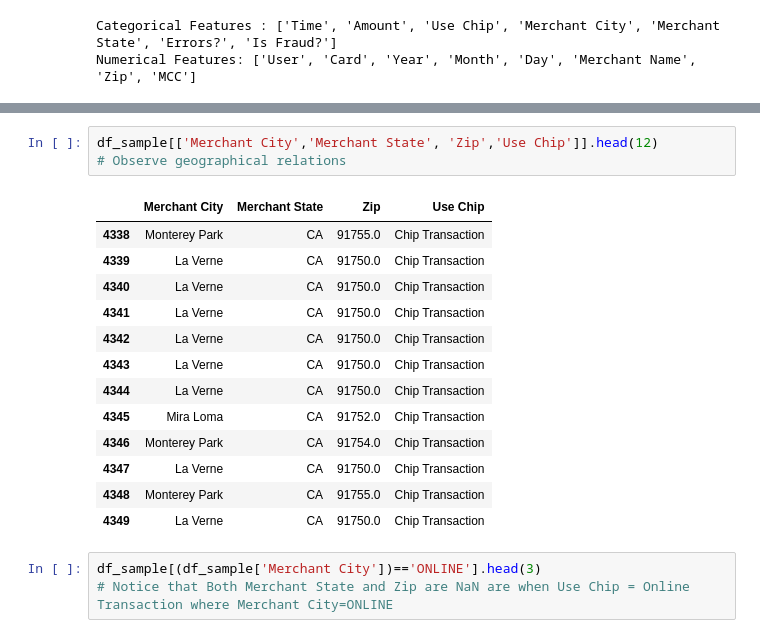
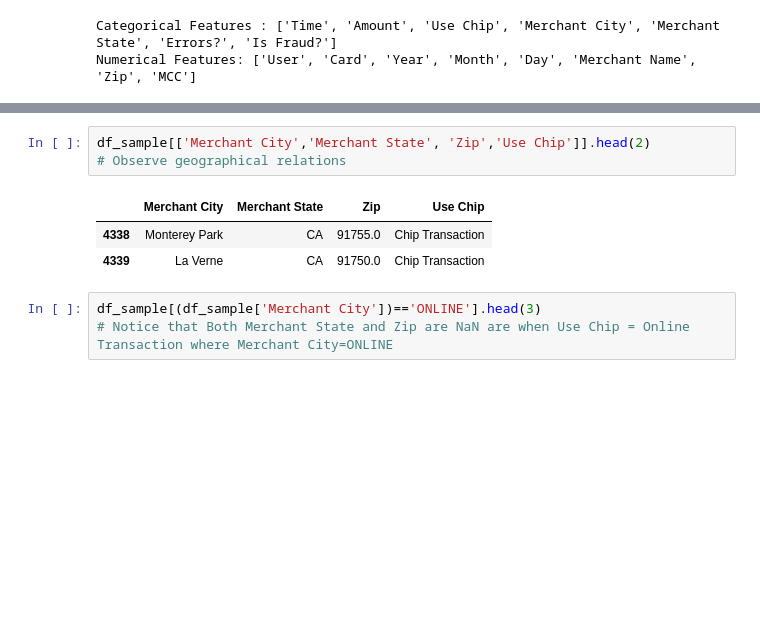
Before and after one commit to MaricrisResma/Detect-Credit-Card-Fraud-DT-RandomForest, a Jupyter notebook: DEV/Credit-Card-Fraud-Predictive-Model.ipynb, the cells around one changed output, grey strips where cells are left out. Saved outputs shown, nothing was run; the diff lists cells and outputs as text; blank space fills up the shorter version.

```diff
--- a/DEV/Credit-Card-Fraud-Predictive-Model.ipynb
+++ b/DEV/Credit-Card-Fraud-Predictive-Model.ipynb
@@ -568,22 +560,12 @@ Name: Day of Week, dtype: int64
 | Date | datetime64[ns] | 1095 | 0 |
 | Day of Week | int64 | 7 | 0 |
 # %%
-df_sample[['Merchant City','Merchant State', 'Zip','Use Chip']].head(12)
+df_sample[['Merchant City','Merchant State', 'Zip','Use Chip']].head(2)
 # Observe geographical relations
 # %% [output]
 |  | Merchant City | Merchant State | Zip | Use Chip |
 | 4338 | Monterey Park | CA | 91755.0 | Chip Transaction |
 | 4339 | La Verne | CA | 91750.0 | Chip Transaction |
-| 4340 | La Verne | CA | 91750.0 | Chip Transaction |
-| 4341 | La Verne | CA | 91750.0 | Chip Transaction |
-| 4342 | La Verne | CA | 91750.0 | Chip Transaction |
-| 4343 | La Verne | CA | 91750.0 | Chip Transaction |
-| 4344 | La Verne | CA | 91750.0 | Chip Transaction |
-| 4345 | Mira Loma | CA | 91752.0 | Chip Transaction |
-| 4346 | Monterey Park | CA | 91754.0 | Chip Transaction |
-| 4347 | La Verne | CA | 91750.0 | Chip Transaction |
-| 4348 | Monterey Park | CA | 91755.0 | Chip Transaction |
-| 4349 | La Verne | CA | 91750.0 | Chip Transaction |
 # %%
 df_sample[(df_sample['Merchant City'])=='ONLINE'].head(3)
 # Notice that Both Merchant State and Zip are NaN are when Use Chip = Online Transaction where Merchant City=ONLINE
```
Also changed, not shown: parts of 54 cells of this notebook, 1 other file.
